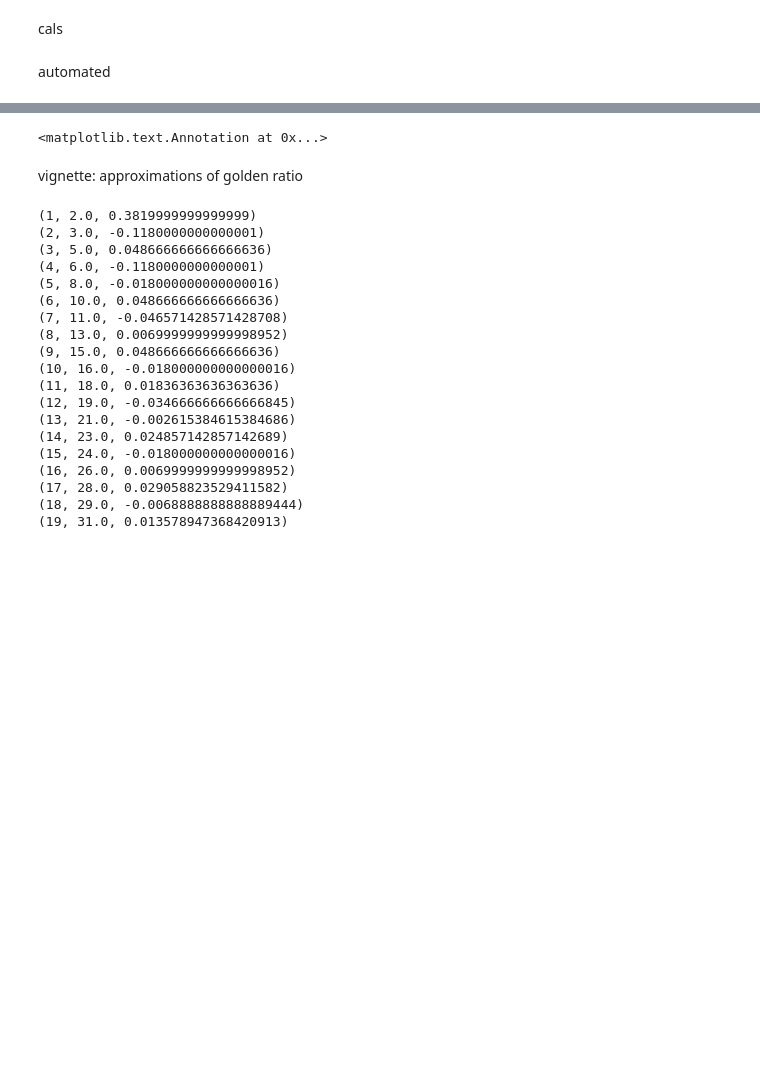
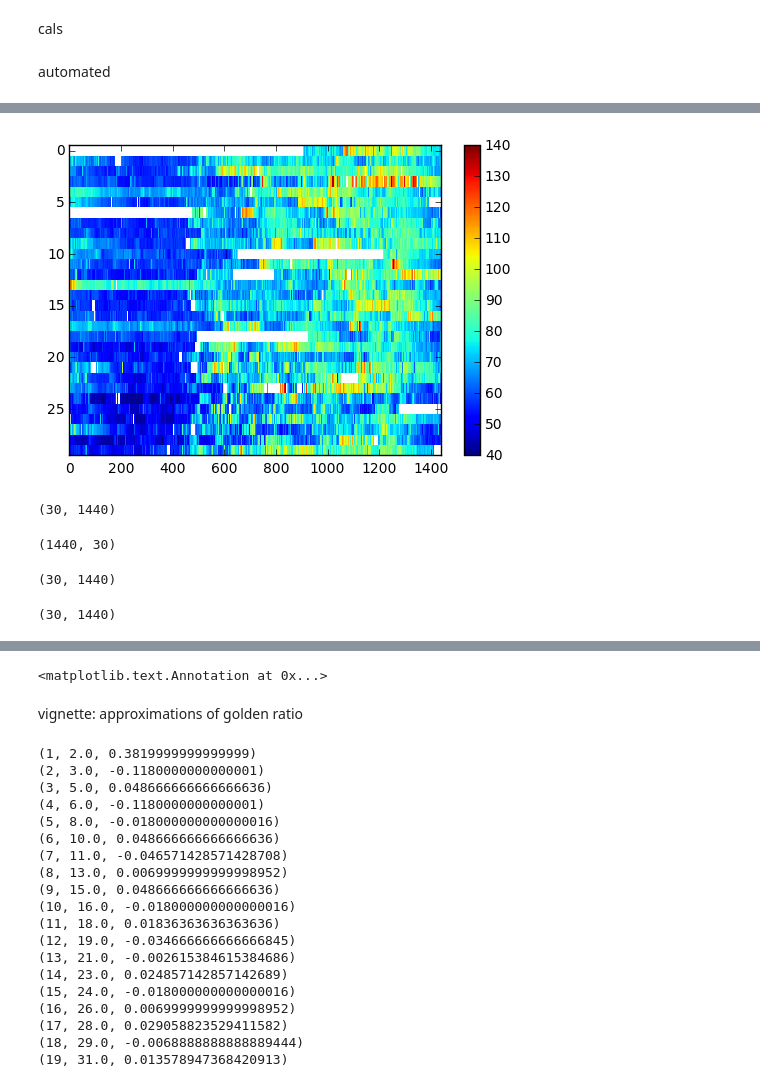
Before and after one commit to mikejseay/fit-time-series, a Jupyter notebook: time-series.ipynb, the cells around one changed output, grey strips where cells are left out. Saved outputs shown, nothing was run; the diff lists cells and outputs as text; code cells hidden in the pictures; blank space fills up the shorter version.

```diff
--- a/time-series.ipynb
+++ b/time-series.ipynb
@@ -105,0 +166,31 @@ for name in extract_names:
+# %%
+# n_dates = len(date_list)
+f, ax = plt.subplots()
+data = date_df['heart'].T
+i = ax.imshow(data, cmap='jet', aspect='auto', interpolation='none',
+             vmin=40, vmax=140)
+c = plt.colorbar(i, ax=ax)
+# %% [output]
+[figure, added]
+# %%
+data.shape
+# %% [output]
+(30, 1440)
+# %%
+n_days, n_mins = data.shape
+r_min, r_max = 1, 2
+r = np.tile(np.linspace(r_min, r_max, n_days), (n_mins, 1))
+r.shape
+# %% [output]
+(1440, 30)
+# %%
+theta_min, theta_max = 1, 360
+theta = np.tile(np.linspace(theta_min, theta_max, n_mins), (n_days, 1))
+theta.shape
+# %% [output]
+(30, 1440)
+# %%
+data = date_df['heart'].T
+data.shape
+# %% [output]
+(30, 1440)
```
Also changed, not shown: parts of 24 cells of this notebook.
